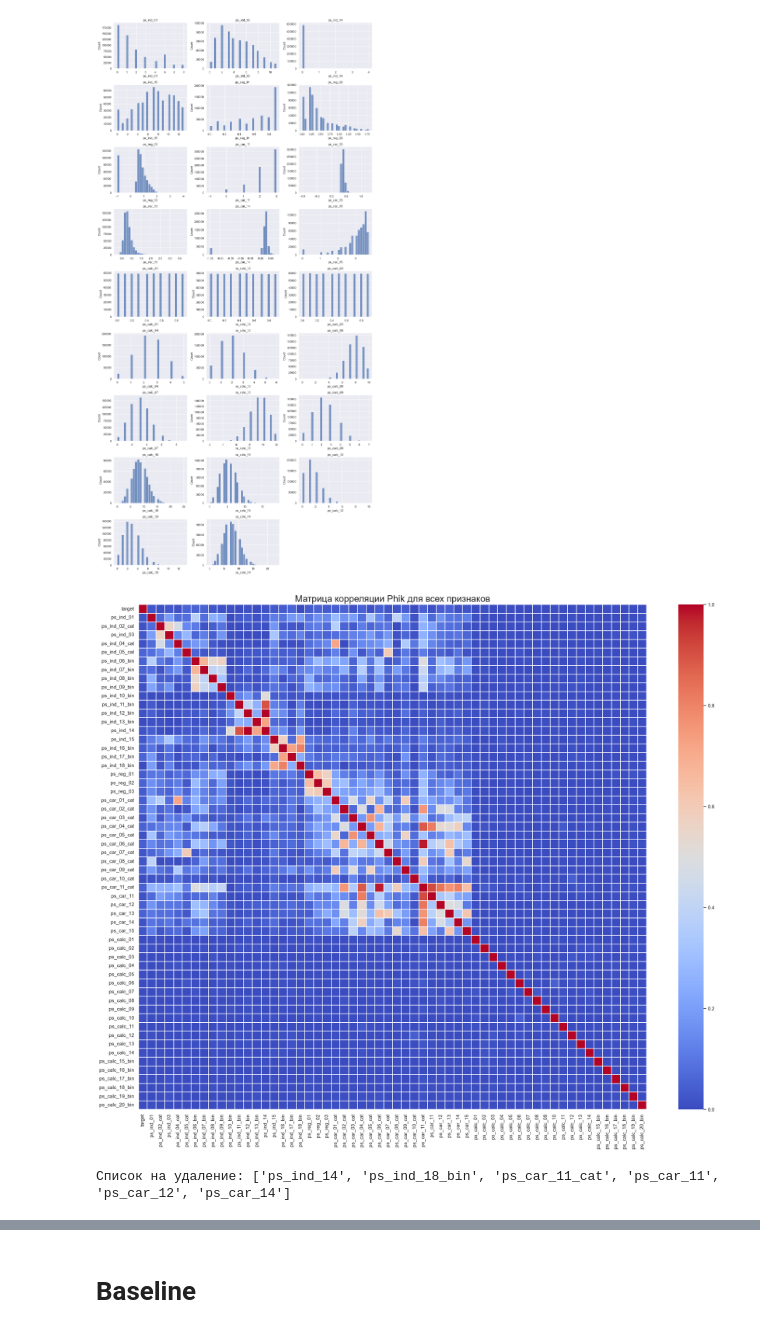
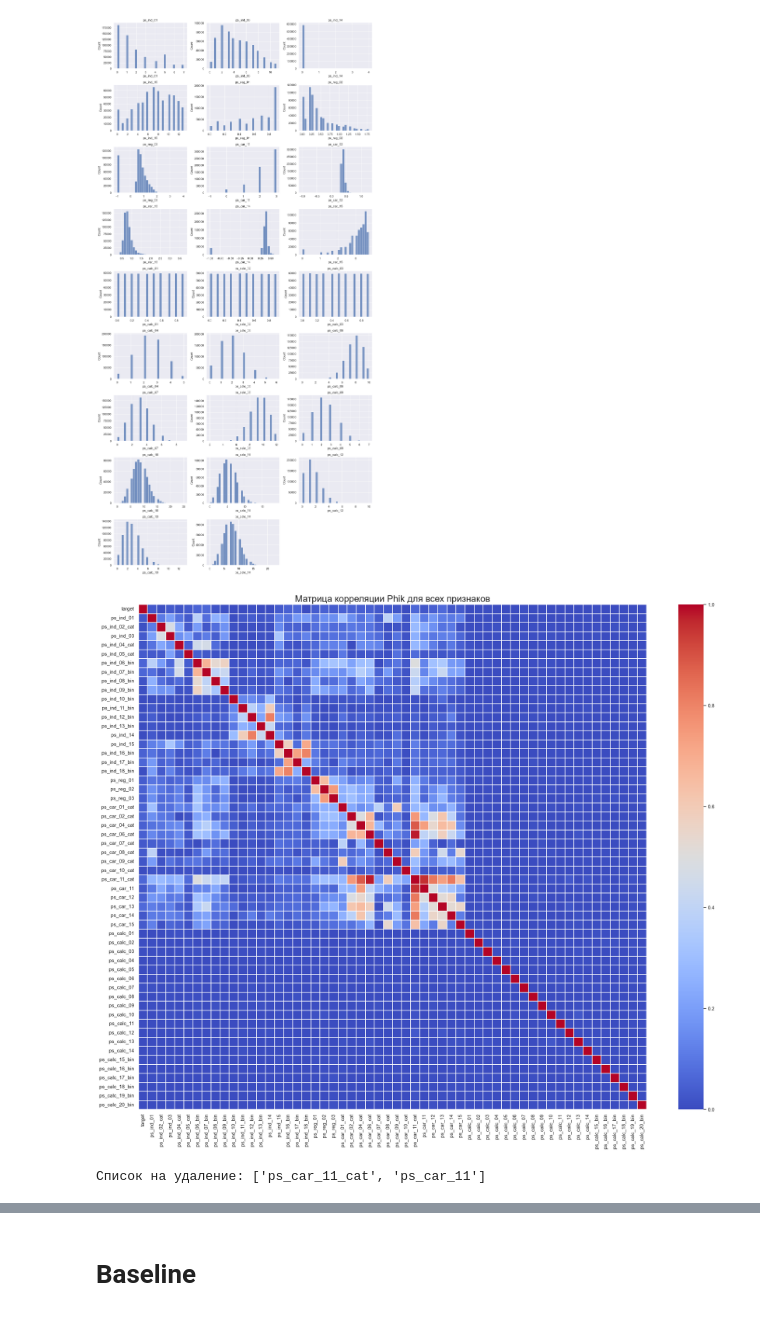
Before and after one commit to SegaObin/PET-projects, a Jupyter notebook: classification.ipynb, the cells around one changed output, grey strips where cells are left out. Saved outputs shown, nothing was run; the diff lists cells and outputs as text; code cells hidden in the pictures.

```diff
--- a/classification.ipynb
+++ b/classification.ipynb
@@ -73,5 +84,8 @@ cat_plots(train, cat_features)
+# %%
+train.drop(['ps_car_03_cat', 'ps_car_05_cat'], axis=1, inplace=True)
+cat_features = [x for x in list(train.columns) if 'cat' in x]
 # %%
-num_features = [x for x in list(train.columns) if 'cat' not in x and 'bin' not in x and x not in ['target']]
+num_features = [x for x in list(train.columns) if 'cat' not in x and 'bin' not in x and x not in 'target']
 num_features
 plt.figure(figsize=(15, 30))
 
@@ -85,28 +99,31 @@ plt.tight_layout()
 plt.show()
 # %% [output]
 [figure]
+# %%
+df = train.copy()
+df.replace(-1, np.nan, inplace=True)
 # %%
-phik_matrix = train.sample(100000).phik_matrix(interval_cols=num_features)
+phik_matrix = df.sample(200000).phik_matrix(interval_cols=num_features)
 
 plt.figure(figsize=(25, 20))
 
 sns.heatmap(phik_matrix,
             annot=False,
             cmap='coolwarm',
             linewidths=0.1)
 
 plt.title('Матрица корреляции Phik для всех признаков', fontsize=20)
 plt.show()
 # %% [output]
-[figure, old version]
+[figure, new version]
 # %%
-threshold = 0.8
+threshold = 0.85
 
 import numpy as np
 upper = phik_matrix.where(np.triu(np.ones(phik_matrix.shape), k=1).astype(bool))
 
-columns_to_drop = [column for column in upper.columns if any(upper[column] > threshold)]
+columns_to_check = [column for column in upper.columns if any(upper[column] > threshold)]
 
-print(f"Список на удаление: {columns_to_drop}")
+print(f"Список на удаление: {columns_to_check}")
 # %% [output]
-Список на удаление: ['ps_ind_14', 'ps_ind_18_bin', 'ps_car_11_cat', 'ps_car_11', 'ps_car_12', 'ps_car_14']
+Список на удаление: ['ps_car_11_cat', 'ps_car_11']
```
Also changed, not shown: parts of 34 cells of this notebook.
